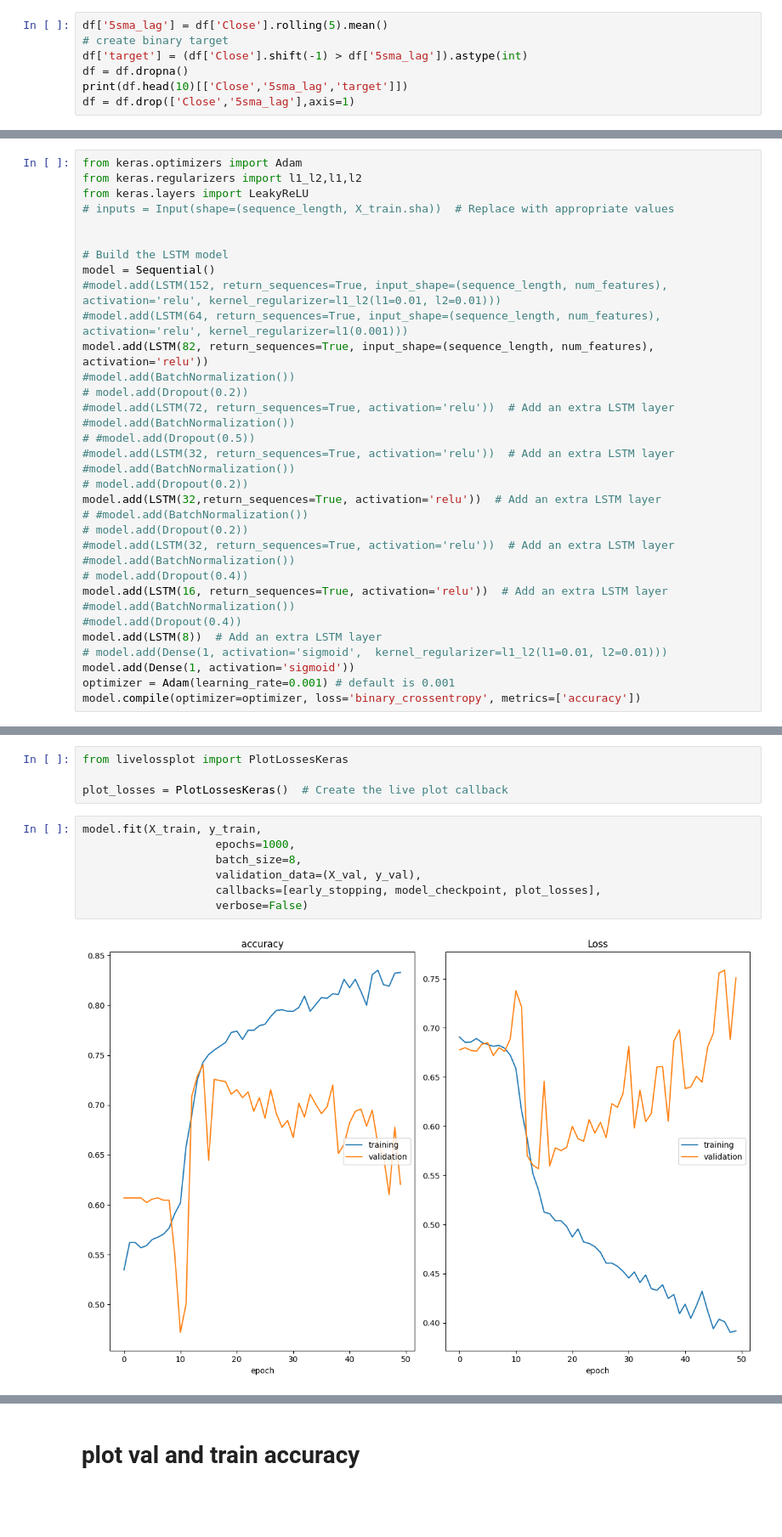
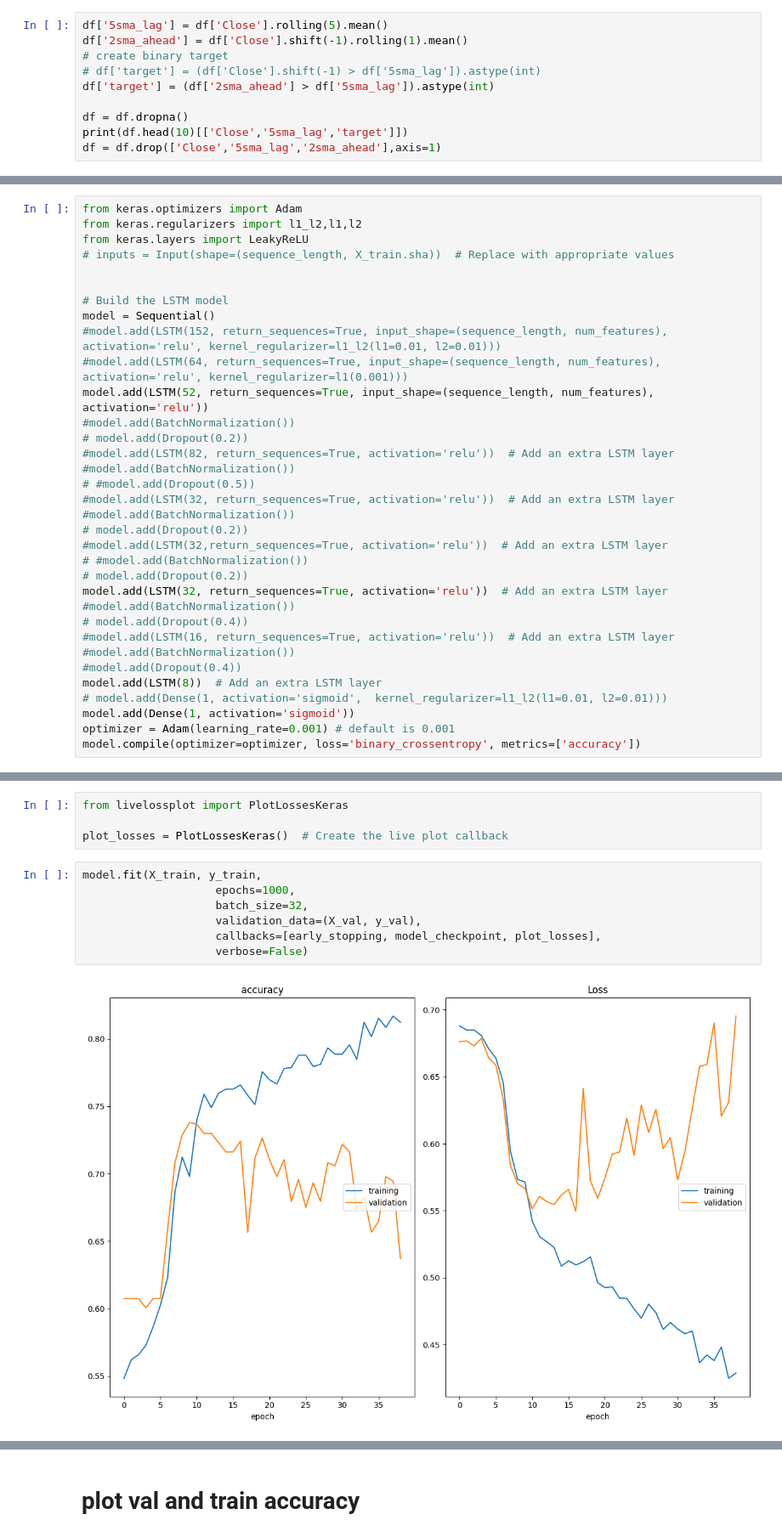
Before and after one commit to beinghorizontal/Quantext, a Jupyter notebook: lstm_options_lag.ipynb, the cells around one changed output, grey strips where cells are left out. Shown at 85% size. Saved outputs shown, nothing was run; the diff lists cells and outputs as text; blank space fills up the shorter version.

```diff
--- a/lstm_options_lag.ipynb
+++ b/lstm_options_lag.ipynb
@@ -60,11 +60,14 @@ for col in columns_to_norm:
 # df = df.drop(['Close','5sma'],axis=1)
 # %%
 df['5sma_lag'] = df['Close'].rolling(5).mean()
+df['2sma_ahead'] = df['Close'].shift(-1).rolling(1).mean()
 # create binary target
-df['target'] = (df['Close'].shift(-1) > df['5sma_lag']).astype(int)
+# df['target'] = (df['Close'].shift(-1) > df['5sma_lag']).astype(int)
+df['target'] = (df['2sma_ahead'] > df['5sma_lag']).astype(int)
+
 df = df.dropna()
 print(df.head(10)[['Close','5sma_lag','target']])
-df = df.drop(['Close','5sma_lag'],axis=1)
+df = df.drop(['Close','5sma_lag','2sma_ahead'],axis=1)
 # %% [output]
              Close  5sma_lag  target
 TimeIndex
@@ -124,22 +127,22 @@ from keras.layers import LeakyReLU
 model = Sequential()
 #model.add(LSTM(152, return_sequences=True, input_shape=(sequence_length, num_features), activation='relu', kernel_regularizer=l1_l2(l1=0.01, l2=0.01)))
 #model.add(LSTM(64, return_sequences=True, input_shape=(sequence_length, num_features), activation='relu', kernel_regularizer=l1(0.001)))
-model.add(LSTM(82, return_sequences=True, input_shape=(sequence_length, num_features), activation='relu'))
+model.add(LSTM(52, return_sequences=True, input_shape=(sequence_length, num_features), activation='relu'))
 #model.add(BatchNormalization())
 # model.add(Dropout(0.2))
-#model.add(LSTM(72, return_sequences=True, activation='relu'))  # Add an extra LSTM layer
+#model.add(LSTM(82, return_sequences=True, activation='relu'))  # Add an extra LSTM layer
 #model.add(BatchNormalization())
 # #model.add(Dropout(0.5))
 #model.add(LSTM(32, return_sequences=True, activation='relu'))  # Add an extra LSTM layer
 #model.add(BatchNormalization())
 # model.add(Dropout(0.2))
-model.add(LSTM(32,return_sequences=True, activation='relu'))  # Add an extra LSTM layer
+#model.add(LSTM(32,return_sequences=True, activation='relu'))  # Add an extra LSTM layer
 # #model.add(BatchNormalization())
 # model.add(Dropout(0.2))
-#model.add(LSTM(32, return_sequences=True, activation='relu'))  # Add an extra LSTM layer
+model.add(LSTM(32, return_sequences=True, activation='relu'))  # Add an extra LSTM layer
 #model.add(BatchNormalization())
 # model.add(Dropout(0.4))
-model.add(LSTM(16, return_sequences=True, activation='relu'))  # Add an extra LSTM layer
+#model.add(LSTM(16, return_sequences=True, activation='relu'))  # Add an extra LSTM layer
 #model.add(BatchNormalization())
 #model.add(Dropout(0.4))
 model.add(LSTM(8))  # Add an extra LSTM layer
@@ -173,10 +175,10 @@ plot_losses = PlotLossesKeras()  # Create the live plot callback
 # %%
 model.fit(X_train, y_train,
                     epochs=1000,
-                    batch_size=8,
+                    batch_size=32,
                     validation_data=(X_val, y_val),
                     callbacks=[early_stopping, model_checkpoint, plot_losses],
                     verbose=False)
 # %% [output]
-[figure, old version]
+[figure, new version]
 accuracy
```
Also changed, not shown: parts of 3 cells of this notebook.
